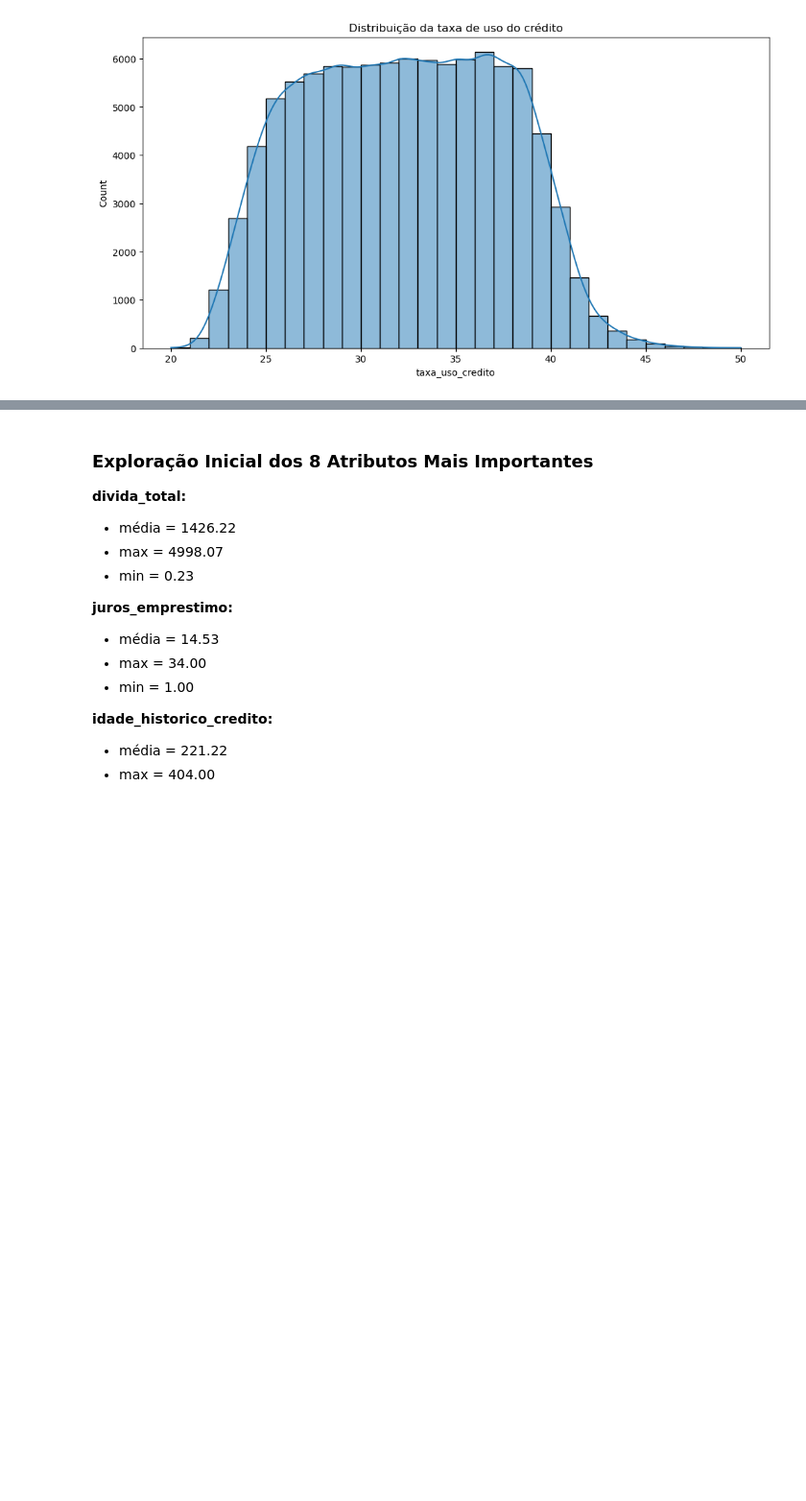
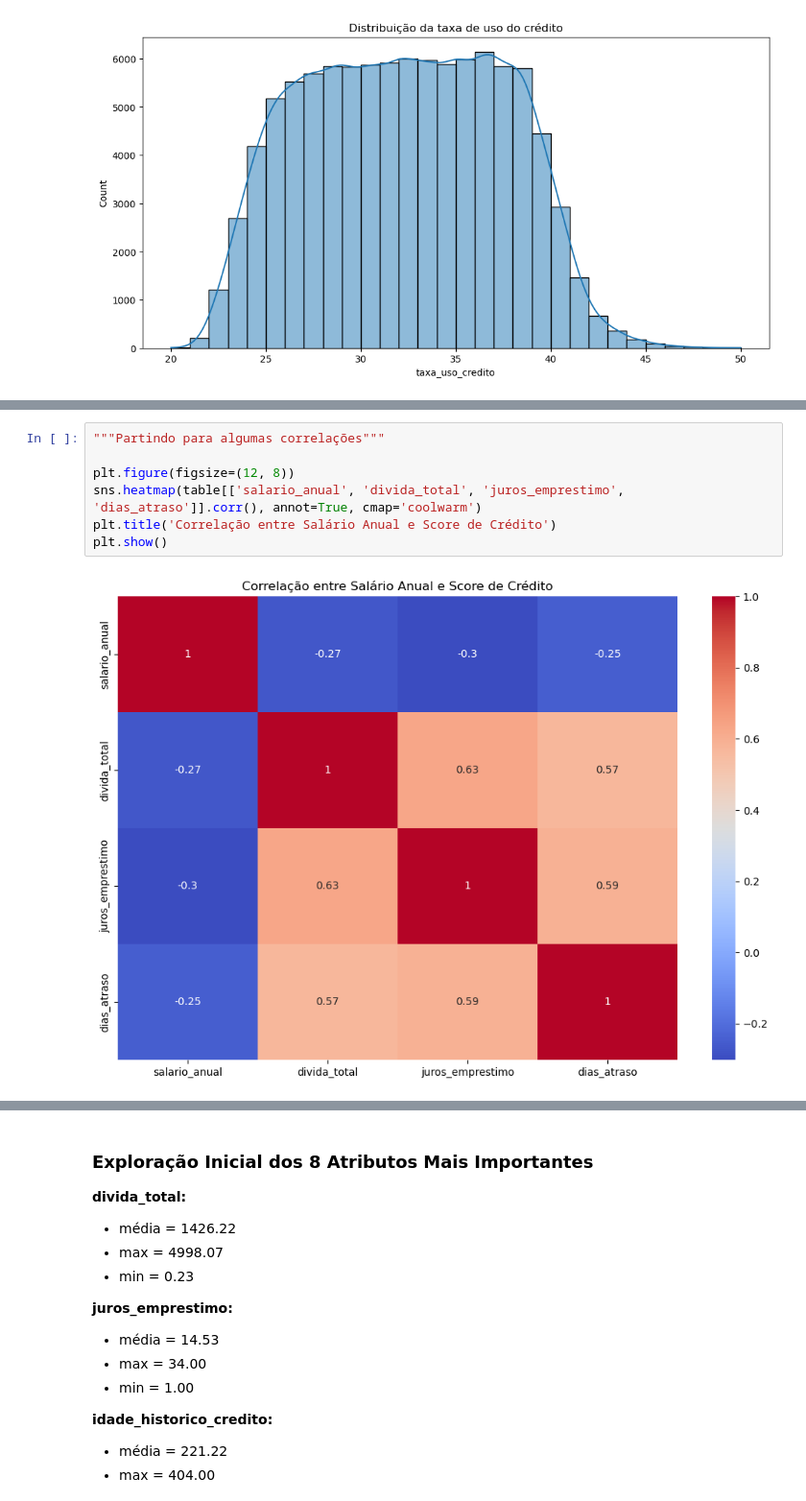
Before and after one commit to Haell39/Analise-Credito, a Jupyter notebook: main.ipynb, the cells around one changed output, grey strips where cells are left out. Shown at 96% size. Drawn from its saved outputs; the diff is of its cells as text; blank space fills up the shorter version.

```diff
--- a/main.ipynb
+++ b/main.ipynb
@@ -289,3 +325,12 @@ plt.show()
+# %%
+"""Partindo para algumas correlações"""
+
+plt.figure(figsize=(12, 8))
+sns.heatmap(table[['salario_anual', 'divida_total', 'juros_emprestimo', 'dias_atraso']].corr(), annot=True, cmap='coolwarm')
+plt.title('Correlação entre Salário Anual e Score de Crédito')
+plt.show()
+# %% [output]
+[figure, added]
 # %%
 """Explorando as 7 características mais importantes com describe()"""
 table[['divida_total', 'juros_emprestimo', 'idade_historico_credito', 'dias_atraso', 'saldo_final_mes', 'salario_anual', 'taxa_uso_credito']].describe()
```
Also changed, not shown: parts of 9 cells of this notebook.
